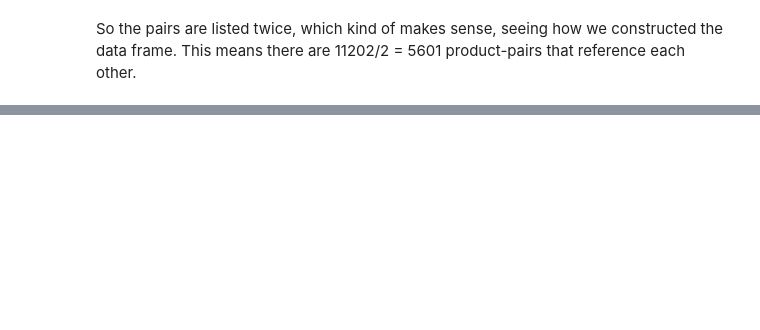
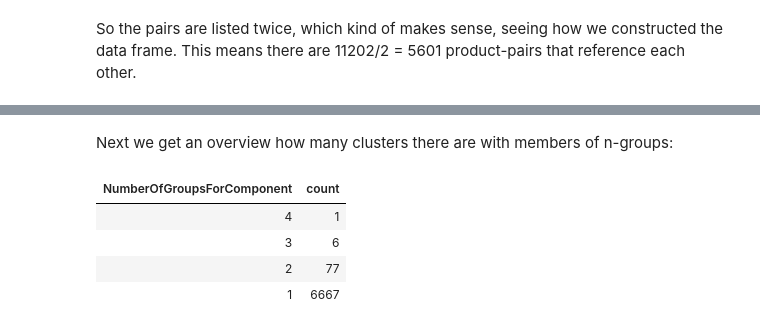
Before and after one commit to TSchiefer/MI_bigdata_project, a Jupyter notebook: analysis/AmazonProductData_analysis_TS.ipynb, the cells around one changed output, grey strips where cells are left out. Cells and saved outputs as stored; diff of their text form; code cells hidden in the pictures; blank space fills up the shorter version.

```diff
--- a/analysis/AmazonProductData_analysis_TS.ipynb
+++ b/analysis/AmazonProductData_analysis_TS.ipynb
@@ -311,0 +413,11 @@ connectedComp.groupBy("component", "Group").count().sort(desc("count")).show()
+# %% [markdown]
+Next we get an overview how many clusters there are with members of n-groups:
+# %%
+numGroupsCount = countComponentsNumberOfGroups.withColumnRenamed("count", "NumberOfGroupsForComponent").groupBy("NumberOfGroupsForComponent").count()
+display(numGroupsCount)
+# %% [output]
+| NumberOfGroupsForComponent | count |
+| 4 | 1 |
+| 3 | 6 |
+| 2 | 77 |
+| 1 | 6667 |
```
Also changed, not shown: parts of 13 cells of this notebook.
